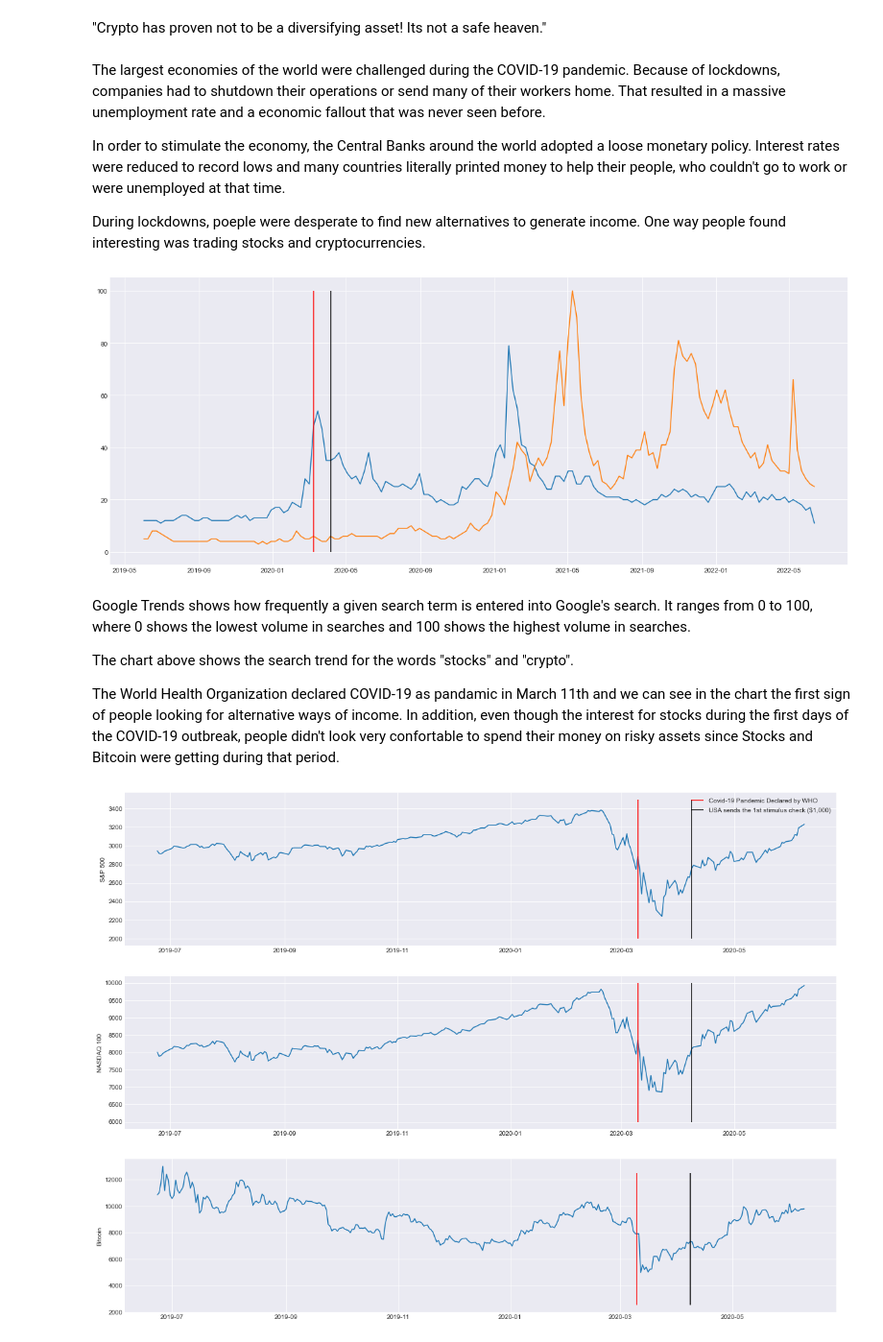
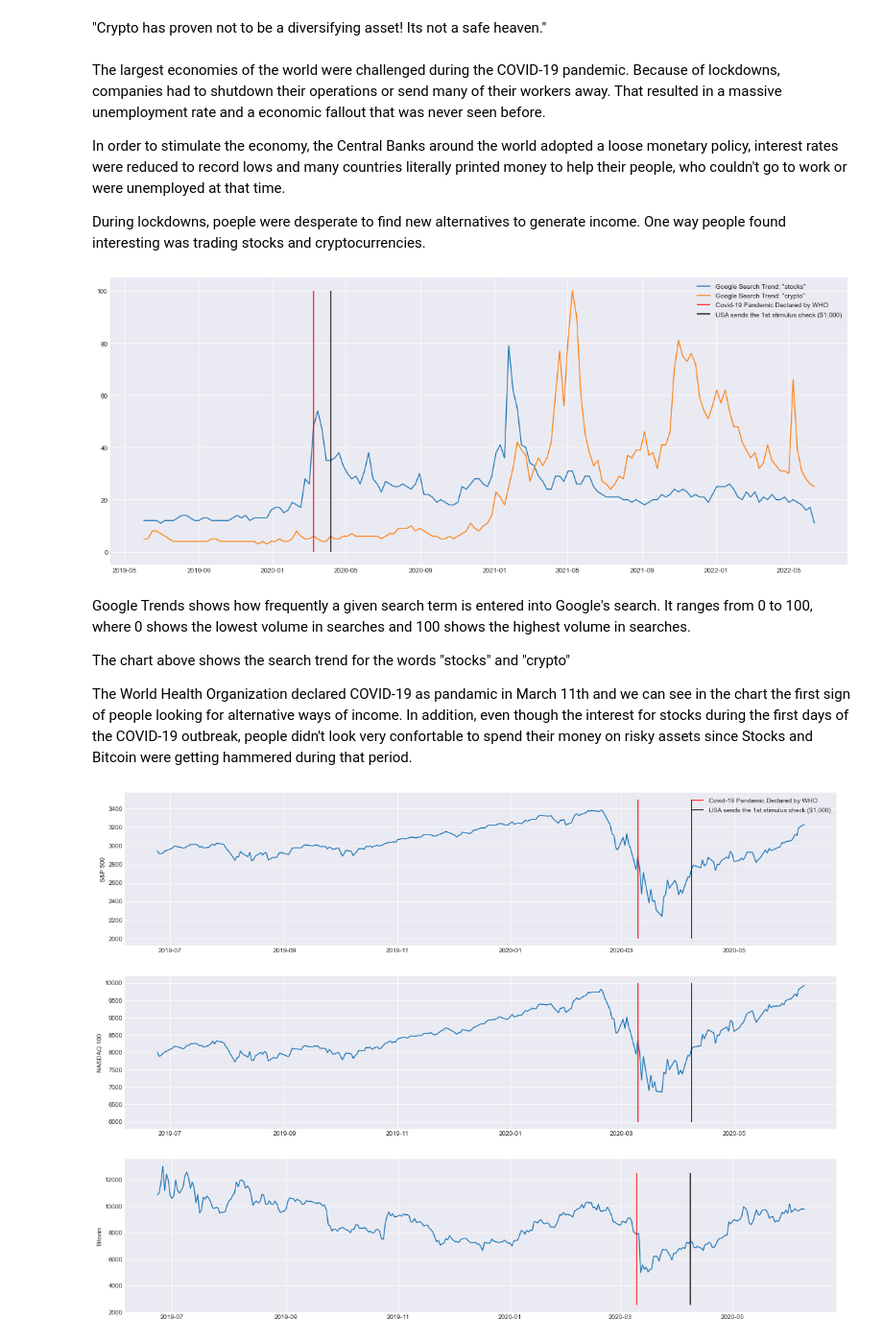
Before and after one commit to joaofelipemb/Bitcoin-Analysis, a Jupyter notebook: bitcoin_analysis2.ipynb, the cells around one changed output. Shown at 96% size. Saved outputs shown, nothing was run; the diff lists cells and outputs as text; code cells hidden in the pictures.

```diff
--- a/bitcoin_analysis2.ipynb
+++ b/bitcoin_analysis2.ipynb
@@ -20,9 +20,9 @@ import warnings
 warnings.filterwarnings('ignore')
 mpl.style.use('seaborn-darkgrid')
 # %% [markdown]
-The largest economies of the world were challenged during the COVID-19 pandemic. Because of lockdowns, companies had to shutdown their operations or send many of their workers home. That resulted in a massive unemployment rate and a economic fallout that was never seen before.
+The largest economies of the world were challenged during the COVID-19 pandemic. Because of lockdowns, companies had to shutdown their operations or send many of their workers away. That resulted in a massive unemployment rate and a economic fallout that was never seen before.
 
-In order to stimulate the economy, the Central Banks around the world adopted a loose monetary policy. Interest rates were reduced to record lows and many countries literally printed money to help their people, who couldn't go to work or were unemployed at that time.
+In order to stimulate the economy, the Central Banks around the world adopted a loose monetary policy, interest rates were reduced to record lows and many countries literally printed money to help their people, who couldn't go to work or were unemployed at that time.
 
 During lockdowns, poeple were desperate to find new alternatives to generate income. One way people found interesting was trading stocks and cryptocurrencies.
 # %%
@@ -30,25 +30,25 @@ stocks_crypto_trend = pd.read_csv("stocks_and_crypto.csv", parse_dates=True, ind
 # %%
 # Plotting Google Trends Data
 fig, ax = plt.subplots(figsize=(20,8))
 
 # Setting the plot data
 ax.plot(stocks_crypto_trend['stocks'], label='Google Search Trend: "stocks"')
 ax.plot(stocks_crypto_trend['crypto'], label = 'Google Search Trend: "crypto"')
 ax.vlines(stocks_crypto_trend.index.to_frame().loc['3/8/2020'], ymax=100, ymin=0, color= 'red', label="Covid-19 Pandemic Declared by WHO", linestyle='solid')
 ax.vlines(stocks_crypto_trend.index.to_frame().loc['4/5/2020'], ymax=100, ymin=0, color= 'black', label="USA sends the 1st stimulus check ($1,000)", linestyle='solid')
-
+ax.legend()
 
 None
 # %% [output]
-[figure, old version]
+[figure, new version]
 # %% [markdown]
 Google Trends shows how frequently a given search term is entered into Google's search. It ranges from  0 to 100, where 0 shows the lowest volume in searches and 100 shows the highest volume in searches.
 
 
-The chart above shows the search trend for the words "stocks" and "crypto".
+The chart above shows the search trend for the words "stocks" and "crypto"
 
 The World Health Organization declared COVID-19 as pandamic in March 11th and we can see in the chart the first sign of people looking for alternative ways of income.
-In addition, even though the interest for stocks during the first days of the COVID-19 outbreak, people didn't look very confortable to spend their money on risky assets since Stocks and Bitcoin were getting during that period.
+In addition, even though the interest for stocks during the first days of the COVID-19 outbreak, people didn't look very confortable to spend their money on risky assets since Stocks and Bitcoin were getting hammered during that period.
 # %%
 ## Price data 2020
 
```
Also changed, not shown: parts of 37 cells of this notebook, 3 other files.
